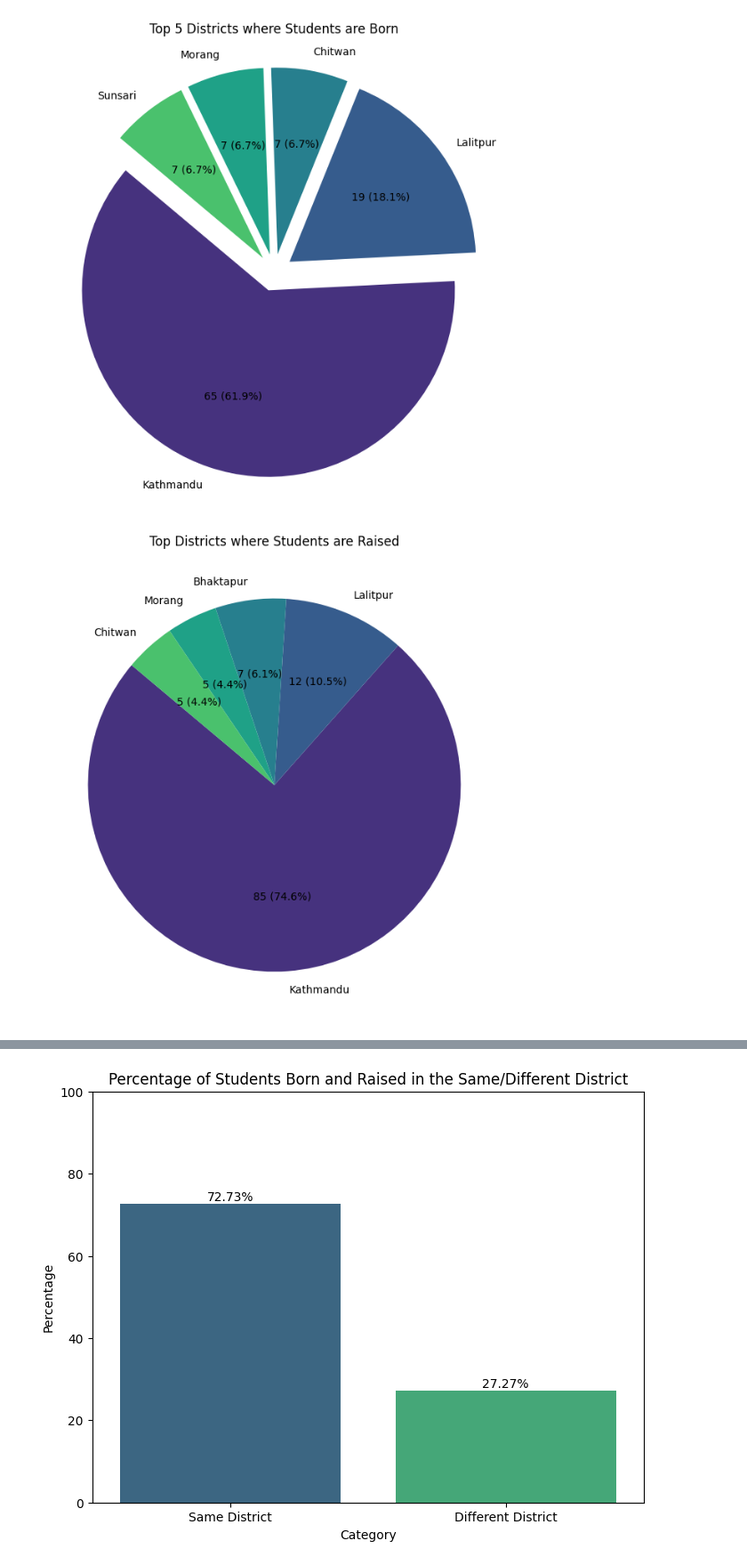
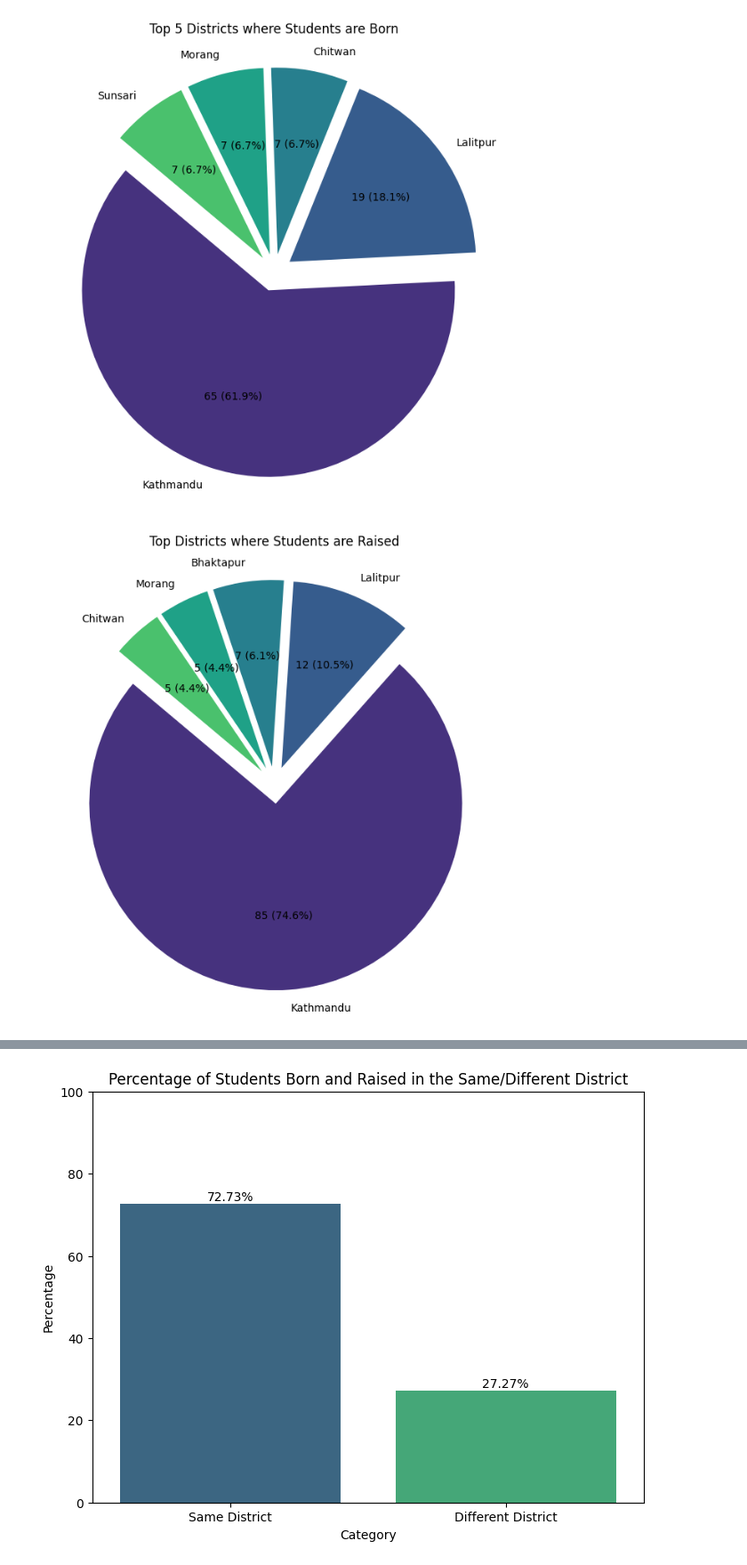
Before and after one commit to PIYUSH-R04/Data_analysis_demorgraphy, a Jupyter notebook: visualizations.ipynb, the cells around one changed output, grey strips where cells are left out. Shown at 89% size. Drawn from its saved outputs; the diff is of its cells as text; code cells hidden in the pictures.

```diff
--- a/visualizations.ipynb
+++ b/visualizations.ipynb
@@ -145,7 +141,10 @@ plt.show()
 # %%
 # Commute time with different areas
 plt.figure(figsize=(10, 6))
-sns.barplot(x='Area', y='Commute', data=df, palette='viridis', errorbar=None)
+ax = sns.barplot(x='Area', y='Commute', data=df, palette='viridis', errorbar=None)
+for p in ax.patches:
+    height = p.get_height()
+    ax.annotate(f'{height:.1f}', (p.get_x() + p.get_width() / 2, height), ha='center', va='bottom')
 plt.xlabel('Areas')
 plt.ylabel('Commute Time (minutes)')
 plt.title('Commute Time vs. Areas')
@@ -155,7 +154,10 @@ plt.show()
 # %%
 # Commute time with different batches
 plt.figure(figsize=(10, 6))
-sns.barplot(x='Area', y='Commute', data=df, hue='Transportation', palette='viridis', errorbar=None)
+ax = sns.barplot(x='Area', y='Commute', data=df, hue='Transportation', palette='viridis', errorbar=None)
+for p in ax.patches:
+    height = p.get_height()
+    ax.annotate(f'{height:.1f}', (p.get_x() + p.get_width() / 2, height), ha='center', va='bottom', rotation=75)
 plt.xlabel('Batches')
 plt.ylabel('Commute Time (minutes)')
 plt.title('Commute Time vs. Batches')
@@ -166,7 +168,10 @@ plt.show()
 # Family size based on district born
 sorted_df = df.sort_values(by='Family', ascending=False)
 plt.figure(figsize=(10, 6))
-sns.barplot(x='Family', y='Born', data=sorted_df, palette='viridis', errorbar=None)
+ax = sns.barplot(x='Family', y='Born', data=sorted_df, palette='viridis', errorbar=None)
+for p in ax.patches:
+    width = p.get_width()
+    ax.annotate(f'{width:.1f}', (width, p.get_y() + p.get_height() / 2), va='center')
 plt.xlabel('Family Size')
 plt.ylabel('District Born')
 plt.title('Family Size based on District Born')
@@ -177,7 +182,10 @@ plt.show()
 # Family size based of district raised
 sorted_df = df.sort_values(by='Family', ascending=False)
 plt.figure(figsize=(10, 6))
-sns.barplot(x='Family', y='Raised', data=sorted_df, palette='viridis', errorbar=None)
+ax = sns.barplot(x='Family', y='Raised', data=sorted_df, palette='viridis', errorbar=None)
+for p in ax.patches:
+    width = p.get_width()
+    ax.annotate(f'{width:.1f}', (width, p.get_y() + p.get_height() / 2), va='center')
 plt.xlabel('Family Size')
 plt.ylabel('District Raised')
 plt.title('Family Size based on District Raised')
@@ -215,16 +209,16 @@ plt.show()
 # %%
 # top districts were students are raised
 disct_counts = df['Raised'].value_counts()
 top_districts = disct_counts.head()
-
 plt.figure(figsize=(8, 8))
 sns.set_palette("viridis")
+explode = [0.1 if district in top_districts.index else 0 for district in top_districts.index]
 plt.pie(top_districts, labels=top_districts.index, autopct=lambda p: '{:.0f} ({:.1f}%)'.format(p * sum(top_districts) / 100, p),
-        startangle=140)
+        startangle=140, explode = explode)
 plt.title('Top Districts where Students are Raised')
 plt.show()
 # %% [output]
-[figure, old version]
+[figure, new version]
 # %%
 # Commute vs Transportation vs Residence
 fig, ax = plt.subplots(figsize=(10,6))
```
Also changed, not shown: parts of 15 cells of this notebook.
